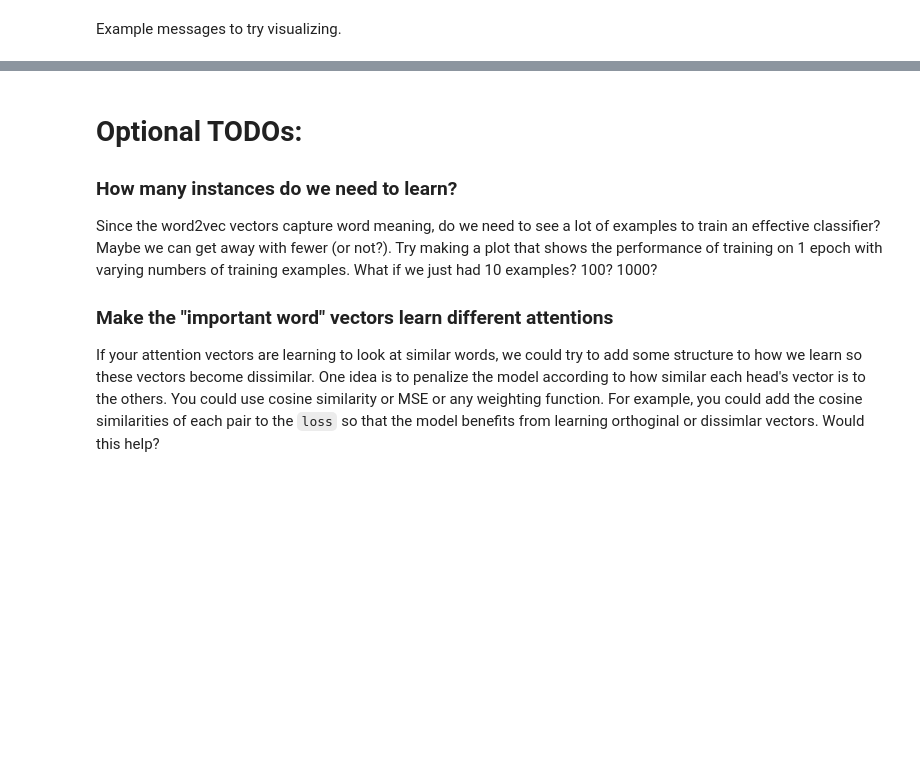
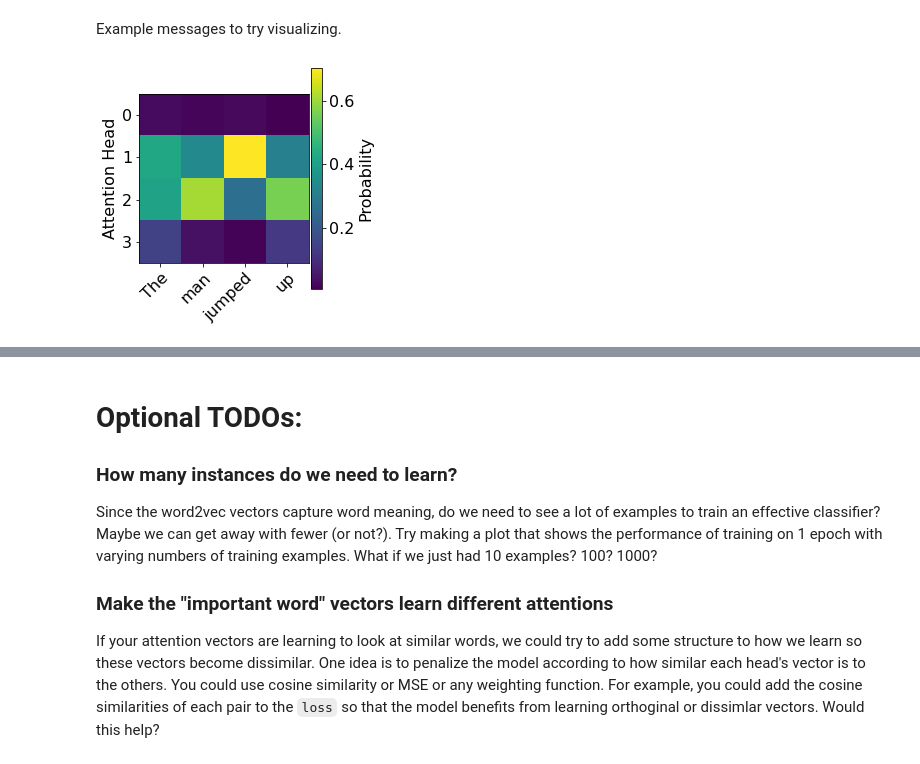
Before and after one commit to josh-ashkinaze/nlp-hw2, a Jupyter notebook: Attention Classifier Pytorch Student.ipynb, the cells around one changed output, grey strips where cells are left out. Cells and saved outputs as stored; diff of their text form; code cells hidden in the pictures; blank space fills up the shorter version.

Commit message:
finished the weights and labels function

```diff
--- a/Attention Classifier Pytorch Student.ipynb
+++ b/Attention Classifier Pytorch Student.ipynb
@@ -687,8 +687,19 @@ def get_label_and_weights(text):
     and (3) the attention weights over the in-vocab tokens as a numpy array. Note that the
     attention weights will be a matrix, depending on how many heads were used in training.
     '''
+    tokenizer = RegexpTokenizer(r'\w+')
+    tokens = tokenizer.tokenize(text)
+    token_ids = [word_to_index[token] for token in tokens if token in word_to_index]
+    token_ids_tensor = torch.tensor([token_ids])
     with torch.no_grad():
-        pass
+        yhat, w = model(token_ids_tensor)
+    label = 1 if yhat.item() > 0.5 else 0
+    att_weights = w.squeeze().numpy()
+    valid_tokens = [token for token in tokens if token in word_to_index]
+
+    return label, valid_tokens, att_weights
+
+preds, tokens, attn = get_label_and_weights("Hello how are you there my friend")
 # %% [markdown]
 ### Helper functions for visualization
 # %%
@@ -735,0 +737,6 @@ visualize_attention(tokens, attn)
+# %%
+s = 'The man jumped up'
+pred, tokens, attn = get_label_and_weights(s)
+visualize_attention(tokens, attn)
+# %% [output]
+[figure, added]
```
Also changed, not shown: parts of 3 cells of this notebook.
